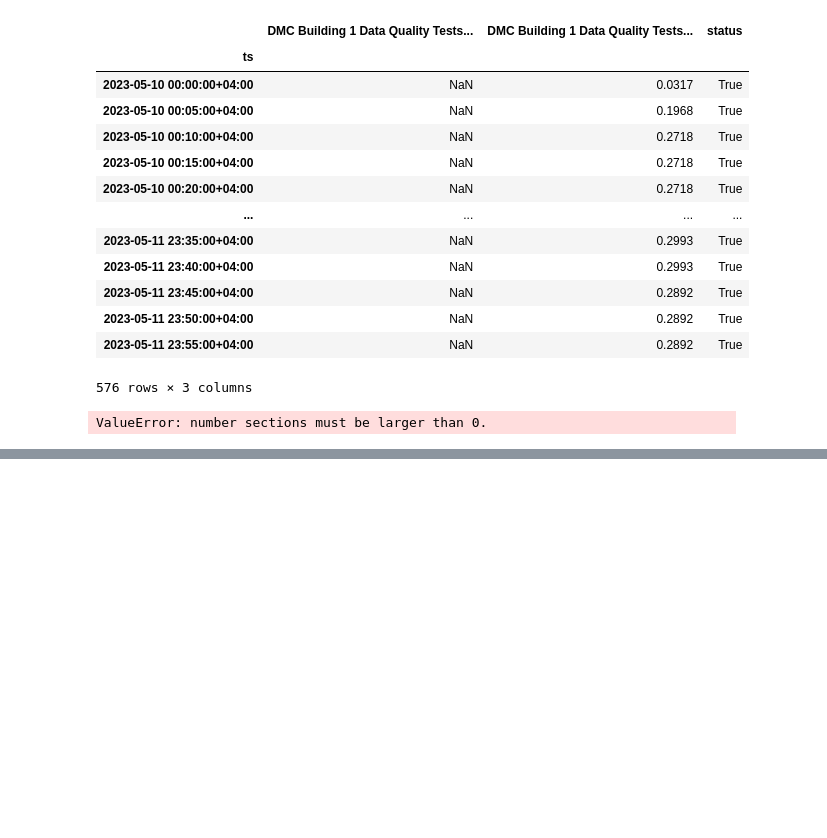
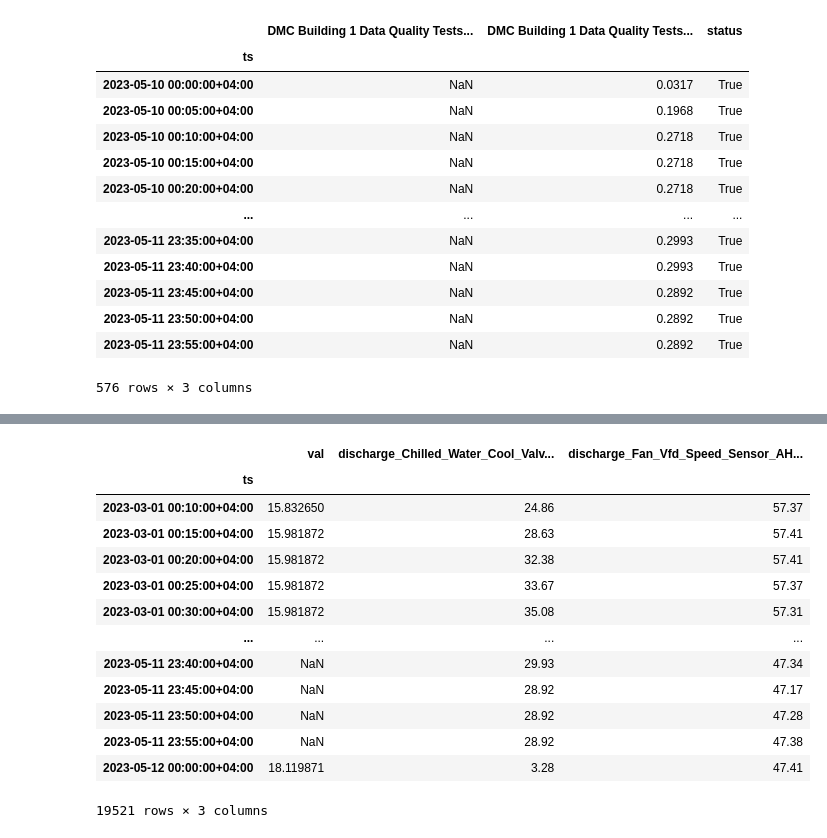
Before and after one commit to quajada/HubgradeDataCleaning, a Jupyter notebook: christine/ChristineMainTest.ipynb, the cells around one changed output, grey strips where cells are left out. Drawn from its saved outputs; the diff is of its cells as text; code cells hidden in the pictures; blank space fills up the shorter version.

```diff
--- a/christine/ChristineMainTest.ipynb
+++ b/christine/ChristineMainTest.ipynb
@@ -483,7 +483,19 @@ def ensemble_model(python_master_table):
             # scores_df = scores_df.loc[idx].reset_index(drop=True)
 
     return scores_df
-# %%
-ensemble_model(master_table)
-# %% [output]
-ValueError: number sections must be larger than 0.
+# %%
+import pandas as pd
+from datetime import datetime
+from data_extraction.dummy_data_extractor import extract_dummy_data
+from data_extraction.skyspark_data_extractor import extractData
+master_table = extract_dummy_data(r"C:\Users\ccarandang\OneDrive - Enova Facilities Management\Documents\GitHub\HubgradeDataCleaning\HubgradeDataCleaning\christine\dummy_data")
+length_of_missing_data = 0
+data_logging_interval = 0
+dqStart = "2023-05-09 23:55:00+04:00"
+date_format = '%Y-%m-%d %H:%M:%S%z'
+date_obj = datetime.strptime(dqStart, date_format)
+print(date_obj)
+master_table = master_table.at[1,"his"]
+master_table = master_table.set_index(["ts"])
+master_table
+# %% [output]
@@ -489,0 +503,14 @@ ValueError: number sections must be larger than 0.
+|  | val | discharge_Chilled_Water_Cool_Valv... | discharge_Fan_Vfd_Speed_Sensor_AH... |
+| ts |  |  |  |
+| 2023-03-01 00:10:00+04:00 | 15.832650 | 24.86 | 57.37 |
+| 2023-03-01 00:15:00+04:00 | 15.981872 | 28.63 | 57.41 |
+| 2023-03-01 00:20:00+04:00 | 15.981872 | 32.38 | 57.41 |
+| 2023-03-01 00:25:00+04:00 | 15.981872 | 33.67 | 57.37 |
+| 2023-03-01 00:30:00+04:00 | 15.981872 | 35.08 | 57.31 |
+| ... | ... | ... | ... |
+| 2023-05-11 23:40:00+04:00 | NaN | 29.93 | 47.34 |
+| 2023-05-11 23:45:00+04:00 | NaN | 28.92 | 47.17 |
+| 2023-05-11 23:50:00+04:00 | NaN | 28.92 | 47.28 |
+| 2023-05-11 23:55:00+04:00 | NaN | 28.92 | 47.38 |
+| 2023-05-12 00:00:00+04:00 | 18.119871 | 3.28 | 47.41 |
+19521 rows × 3 columns
```
Also changed, not shown: parts of 5 cells of this notebook.
